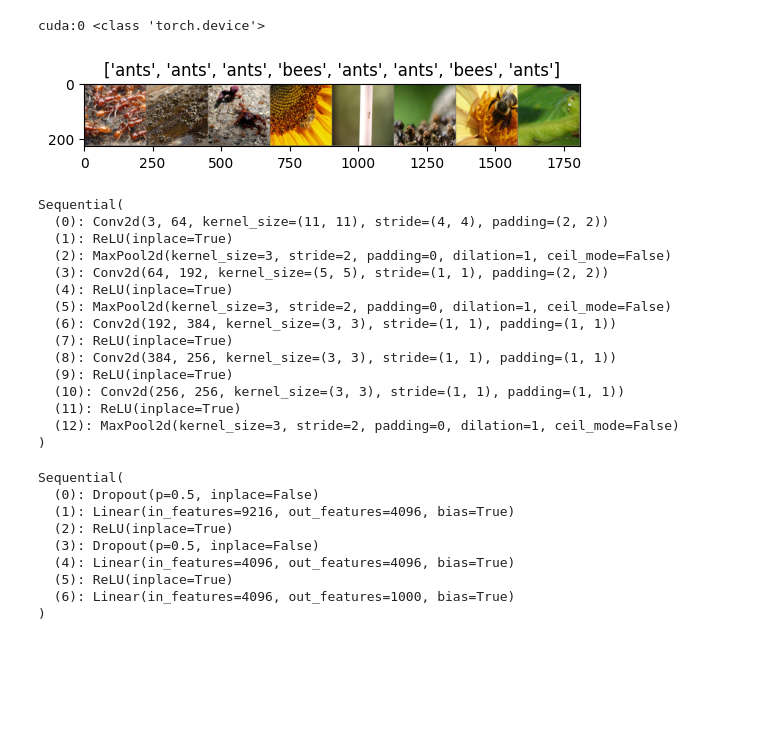
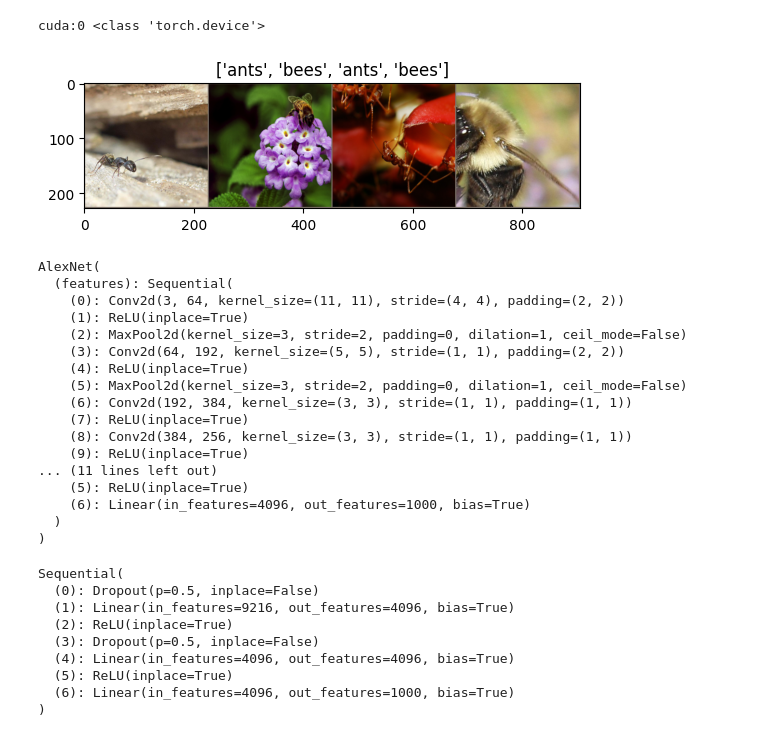
Before and after one commit to TheCuriousCurator/The-Ultimate-ML-Course, a Jupyter notebook: DL + Pytorch/S3-AlexNet-transfer_learning.ipynb, the cells around one changed output. Drawn from its saved outputs; the diff is of its cells as text; code cells hidden in the pictures; blank space fills up the shorter version.

```diff
--- a/DL + Pytorch/S3-AlexNet-transfer_learning.ipynb
+++ b/DL + Pytorch/S3-AlexNet-transfer_learning.ipynb
@@ -38,8 +39,10 @@ Watermark: 2.4.3
 - In order to download the dataset you will need to login to kaggle. If you do not already have a kaggle account, you will need to register.
 - More information about the dataset can be found here: https://hymenoptera.elsiklab.missouri.edu/
 # %%
-ddir = 'data/hymenoptera_data'
-
+INPUT_DIR = 'data/hymenoptera_data'
+IMAGENET_MEAN = np.array([0.490, 0.449, 0.411])
+IMAGENET_STD = np.array([0.231, 0.221, 0.230])
+BATCH_SIZE = 4
 # Data normalization and augmentation transformations for train dataset
 # Only normalization transformation for validation dataset
 # The mean and std for normalization are calculated as the mean of all pixel values for all images in the training set per each image channel - R, G and B
@@ -47,37 +50,37 @@ ddir = 'data/hymenoptera_data'
 data_transformers = {
     'train': transforms.Compose([transforms.RandomResizedCrop(224), transforms.RandomHorizontalFlip(),
                                     transforms.ToTensor(),
-                                    transforms.Normalize([0.490, 0.449, 0.411], [0.231, 0.221, 0.230])]),
+                                    transforms.Normalize(IMAGENET_MEAN, IMAGENET_STD)]),
     'val': transforms.Compose([transforms.Resize(256), transforms.CenterCrop(224),
                                       transforms.ToTensor(),
-                                      transforms.Normalize([0.490, 0.449, 0.411], [0.231, 0.221, 0.230])])}
+                                      transforms.Normalize(IMAGENET_MEAN, IMAGENET_STD)])}
 
-img_data = {k: datasets.ImageFolder(os.path.join(ddir, k), data_transformers[k]) for k in ['train', 'val']}
-dloaders = {k: torch.utils.data.DataLoader(img_data[k], batch_size=8, shuffle=True)
+dataset = {k: datasets.ImageFolder(os.path.join(INPUT_DIR, k), data_transformers[k]) for k in ['train', 'val']}
+dataloader = {k: torch.utils.data.DataLoader(dataset[k], batch_size=BATCH_SIZE, shuffle=True, num_workers=2)
             for k in ['train', 'val']}
-dset_sizes = {x: len(img_data[x]) for x in ['train', 'val']}
-classes = img_data['train'].classes
-dvc = torch.device("cuda:0" if torch.cuda.is_available() else "cpu")
-print(dvc, type(dvc))
+dataset_size = {x: len(dataset[x]) for x in ['train', 'val']}
+dataset_classes = dataset['train'].classes
+DEVICE = torch.device("cuda:0" if torch.cuda.is_available() else "cpu")
+print(DEVICE, type(DEVICE))
 # %% [output]
 cuda:0 <class 'torch.device'>
 # %%
 def imageshow(img, text=None):
     img = img.numpy().transpose((1, 2, 0))
     avg = np.array([0.490, 0.449, 0.411])
     stddev = np.array([0.231, 0.221, 0.230])
     img = stddev * img + avg
     img = np.clip(img, 0, 1)
     plt.imshow(img)
     if text is not None:
         plt.title(text)
 
 # Generate one train dataset batch
-imgs, cls = next(iter(dloaders['train']))
+imgs, cls = next(iter(dataloader['train']))
 
 # Generate a grid from batch
 grid = torchvision.utils.make_grid(imgs)
 
-imageshow(grid, text=[classes[c] for c in cls])
+imageshow(grid, text=[dataset_classes[c] for c in cls])
 # %% [output]
-[figure, old version]
+[figure, new version]
@@ -184,25 +168,27 @@ def show_batches(images, classes):
     plt.tight_layout()
     plt.show()
 # %%
-model_finetune = models.alexnet(pretrained=True).to(dvc)
+model_finetune = models.alexnet(pretrained=True)
 #for param in model_finetune.parameters():
 #    param.requires_grad = False
-print(model_finetune.features)
+model_finetune
 # %% [output]
-Sequential(
-  (0): Conv2d(3, 64, kernel_size=(11, 11), stride=(4, 4), padding=(2, 2))
-  (1): ReLU(inplace=True)
-  (2): MaxPool2d(kernel_size=3, stride=2, padding=0, dilation=1, ceil_mode=False)
-  (3): Conv2d(64, 192, kernel_size=(5, 5), stride=(1, 1), padding=(2, 2))
-  (4): ReLU(inplace=True)
-  (5): MaxPool2d(kernel_size=3, stride=2, padding=0, dilation=1, ceil_mode=False)
-  (6): Conv2d(192, 384, kernel_size=(3, 3), stride=(1, 1), padding=(1, 1))
-  (7): ReLU(inplace=True)
-  (8): Conv2d(384, 256, kernel_size=(3, 3), stride=(1, 1), padding=(1, 1))
-  (9): ReLU(inplace=True)
-  (10): Conv2d(256, 256, kernel_size=(3, 3), stride=(1, 1), padding=(1, 1))
-  (11): ReLU(inplace=True)
-  (12): MaxPool2d(kernel_size=3, stride=2, padding=0, dilation=1, ceil_mode=False)
+AlexNet(
+  (features): Sequential(
+    (0): Conv2d(3, 64, kernel_size=(11, 11), stride=(4, 4), padding=(2, 2))
+    (1): ReLU(inplace=True)
+    (2): MaxPool2d(kernel_size=3, stride=2, padding=0, dilation=1, ceil_mode=False)
+    (3): Conv2d(64, 192, kernel_size=(5, 5), stride=(1, 1), padding=(2, 2))
+    (4): ReLU(inplace=True)
+    (5): MaxPool2d(kernel_size=3, stride=2, padding=0, dilation=1, ceil_mode=False)
+    (6): Conv2d(192, 384, kernel_size=(3, 3), stride=(1, 1), padding=(1, 1))
+    (7): ReLU(inplace=True)
+    (8): Conv2d(384, 256, kernel_size=(3, 3), stride=(1, 1), padding=(1, 1))
+    (9): ReLU(inplace=True)
+... (11 lines left out)
+    (5): ReLU(inplace=True)
+    (6): Linear(in_features=4096, out_features=1000, bias=True)
+  )
 )
 # %%
 print(model_finetune.classifier)
```
Also changed, not shown: parts of 18 cells of this notebook, 2 other files.
